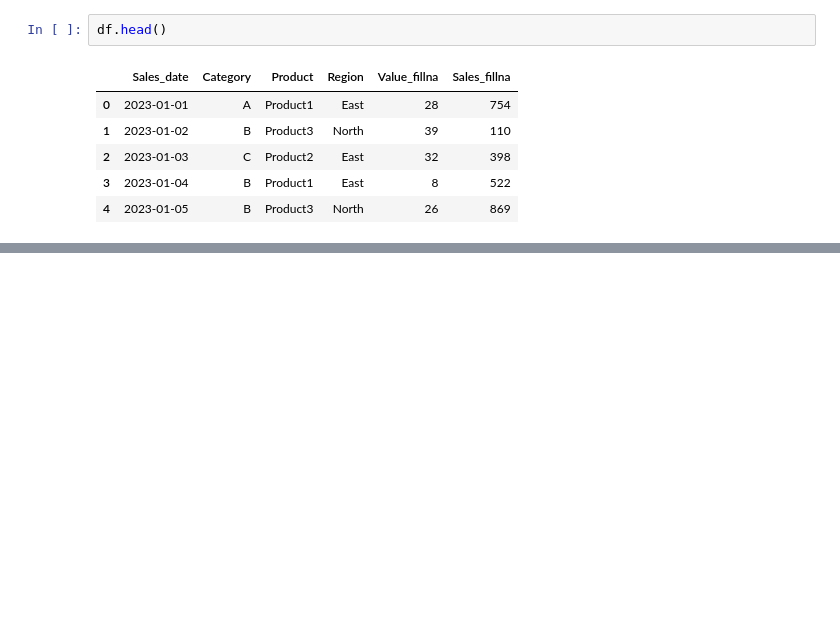
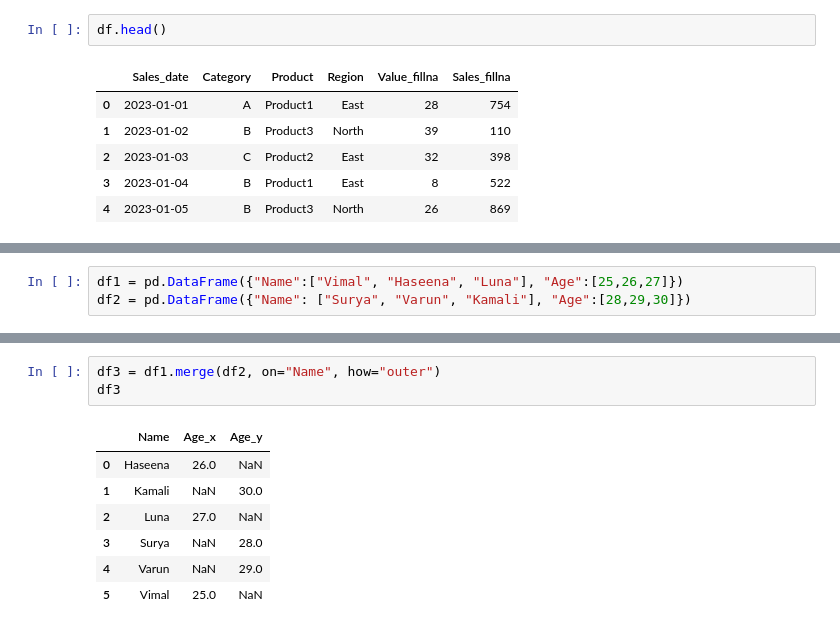
Before and after one commit to VimalVarun/Python-Practice-Files, a Jupyter notebook: Data Analysis with python/Numpy_in_pthon.ipynb, the cells around one changed output, grey strips where cells are left out. Drawn from its saved outputs; the diff is of its cells as text; blank space fills up the shorter version.

Commit message:
Data Analysis with python

```diff
--- a/Data Analysis with python/Numpy_in_pthon.ipynb
+++ b/Data Analysis with python/Numpy_in_pthon.ipynb
@@ -818,0 +913,3 @@ df.head()
+# %%
+df1 = pd.DataFrame({"Name":["Vimal", "Haseena", "Luna"], "Age":[25,26,27]})
+df2 = pd.DataFrame({"Name": ["Surya", "Varun", "Kamali"], "Age":[28,29,30]})
@@ -818,0 +941,11 @@ df.head()
+# %%
+df3 = df1.merge(df2, on="Name", how="outer")
+df3
+# %% [output]
+|  | Name | Age_x | Age_y |
+| 0 | Haseena | 26.0 | NaN |
+| 1 | Kamali | NaN | 30.0 |
+| 2 | Luna | 27.0 | NaN |
+| 3 | Surya | NaN | 28.0 |
+| 4 | Varun | NaN | 29.0 |
+| 5 | Vimal | 25.0 | NaN |
```
Also changed, not shown: parts of 22 cells of this notebook.
